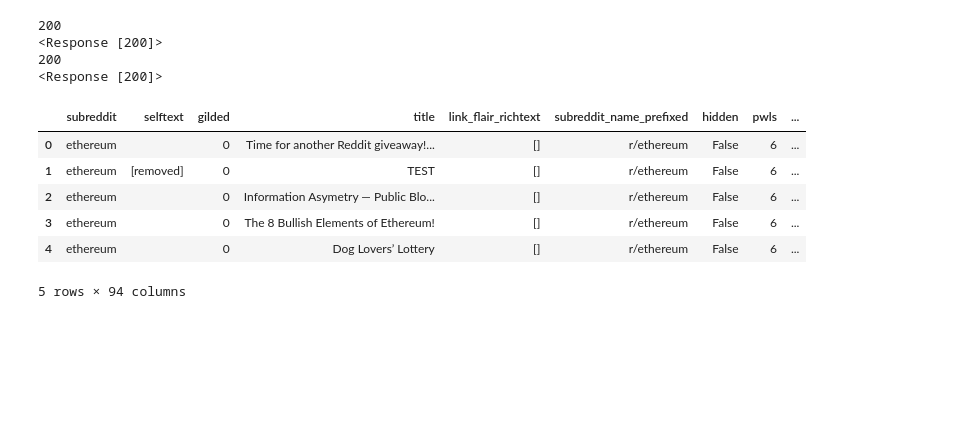
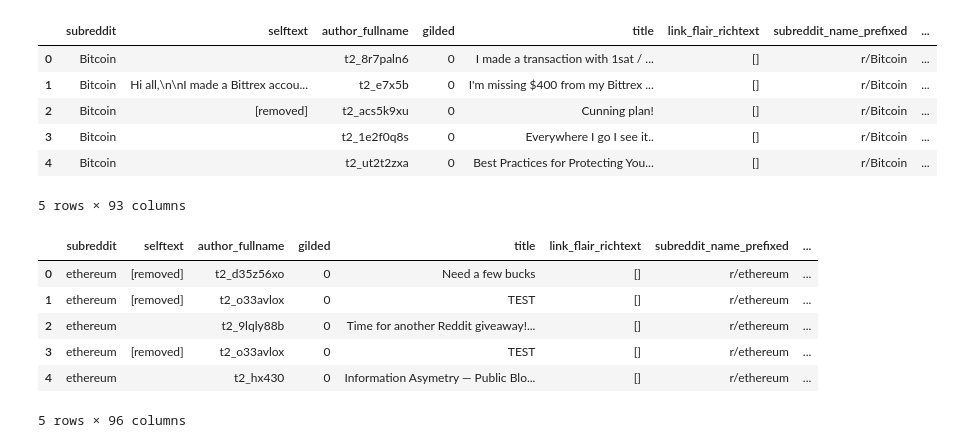
Before and after one commit to ssaurbier/subreddit_nlp, a Jupyter notebook: pushshift.ipynb, the cells around one changed output. Saved outputs shown, nothing was run; the diff lists cells and outputs as text; code cells hidden in the pictures; blank space fills up the shorter version.

```diff
--- a/pushshift.ipynb
+++ b/pushshift.ipynb
@@ -57,24 +16,31 @@ df2.head()
-# %%
-for i in subreddits:
-    params = {
-        'subreddit': i,'limit': 100}
-    i = i.strip('\'')
-    i = requests.get(url, params)
-    print(i.status_code)
-    print(i)
-# %% [output]
-200
-<Response [200]>
-200
-<Response [200]>
-# %%
-df2 = pd.DataFrame(i.json()['data'])
-df2.head()
-# %% [output]
-|  | subreddit | selftext | gilded | title | link_flair_richtext | subreddit_name_prefixed | hidden | pwls | ... |
-| 0 | ethereum |  | 0 | Time for another Reddit giveaway!... | [] | r/ethereum | False | 6 | ... |
-| 1 | ethereum | [removed] | 0 | TEST | [] | r/ethereum | False | 6 | ... |
-| 2 | ethereum |  | 0 | Information Asymetry — Public Blo... | [] | r/ethereum | False | 6 | ... |
-| 3 | ethereum |  | 0 | The 8 Bullish Elements of Ethereum! | [] | r/ethereum | False | 6 | ... |
-| 4 | ethereum |  | 0 | Dog Lovers’ Lottery | [] | r/ethereum | False | 6 | ... |
-5 rows × 94 columns
+# %%
+btcparams = {
+    'subreddit':  'bitcoin',
+    'limit': 500
+}
+# %%
+btc = requests.get(url, btcparams)
+eth =requests.get(url, ethparams)
+# %%
+df_btc_posts = pd.DataFrame(btc.json()['data'])
+df_eth_posts = pd.DataFrame(eth.json()['data'])
+# %%
+df_btc_posts.head()
+# %% [output]
+|  | subreddit | selftext | author_fullname | gilded | title | link_flair_richtext | subreddit_name_prefixed | ... |
+| 0 | Bitcoin |  | t2_8r7paln6 | 0 | I made a transaction with 1sat / ... | [] | r/Bitcoin | ... |
+| 1 | Bitcoin | Hi all,\n\nI made a Bittrex accou... | t2_e7x5b | 0 | I'm missing $400 from my Bittrex ... | [] | r/Bitcoin | ... |
+| 2 | Bitcoin | [removed] | t2_acs5k9xu | 0 | Cunning plan! | [] | r/Bitcoin | ... |
+| 3 | Bitcoin |  | t2_1e2f0q8s | 0 | Everywhere I go I see it.. | [] | r/Bitcoin | ... |
+| 4 | Bitcoin |  | t2_ut2t2zxa | 0 | Best Practices for Protecting You... | [] | r/Bitcoin | ... |
+5 rows × 93 columns
+# %%
+df_eth_posts.head()
+# %% [output]
+|  | subreddit | selftext | author_fullname | gilded | title | link_flair_richtext | subreddit_name_prefixed | ... |
+| 0 | ethereum | [removed] | t2_d35z56xo | 0 | Need a few bucks | [] | r/ethereum | ... |
+| 1 | ethereum | [removed] | t2_o33avlox | 0 | TEST | [] | r/ethereum | ... |
+| 2 | ethereum |  | t2_9lqly88b | 0 | Time for another Reddit giveaway!... | [] | r/ethereum | ... |
+| 3 | ethereum | [removed] | t2_o33avlox | 0 | TEST | [] | r/ethereum | ... |
+| 4 | ethereum |  | t2_hx430 | 0 | Information Asymetry — Public Blo... | [] | r/ethereum | ... |
+5 rows × 96 columns
```
Also changed, not shown: parts of 16 cells of this notebook, 3 other files.
